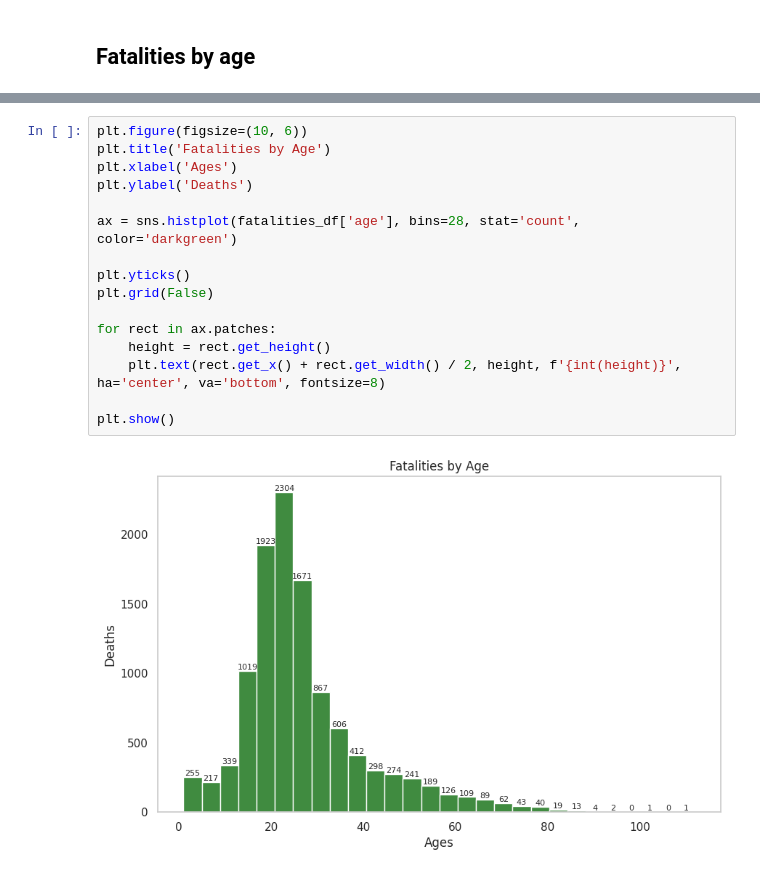
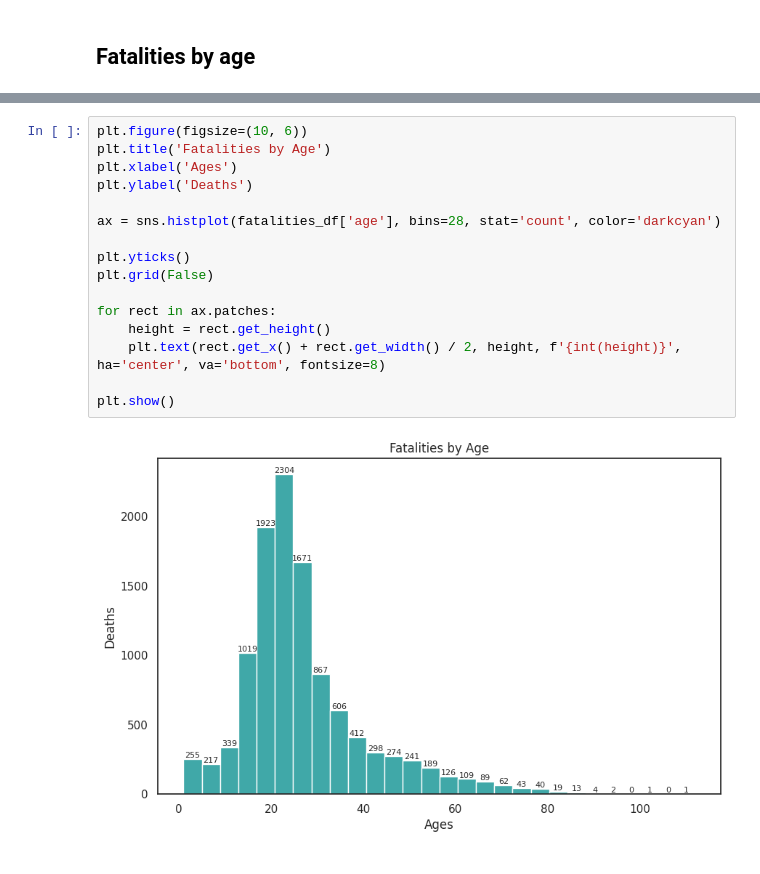
Before and after one commit to exdsgift/IPC-MideastAnalytics, a Jupyter notebook: Fatalities_Project.ipynb, the cells around one changed output, grey strips where cells are left out. Saved outputs shown, nothing was run; the diff lists cells and outputs as text.

```diff
--- a/Fatalities_Project.ipynb
+++ b/Fatalities_Project.ipynb
@@ -472,18 +472,18 @@ plt.show()
 # %%
 plt.figure(figsize=(10, 6))
 plt.title('Fatalities by Age')
 plt.xlabel('Ages')
 plt.ylabel('Deaths')
 
-ax = sns.histplot(fatalities_df['age'], bins=28, stat='count', color='darkgreen')
+ax = sns.histplot(fatalities_df['age'], bins=28, stat='count', color='darkcyan')
 
 plt.yticks()
 plt.grid(False)
 
 for rect in ax.patches:
     height = rect.get_height()
     plt.text(rect.get_x() + rect.get_width() / 2, height, f'{int(height)}', ha='center', va='bottom', fontsize=8)
 
 plt.show()
 # %% [output]
-[figure, old version]
+[figure, new version]
```
Also changed, not shown: parts of 2 cells of this notebook.
